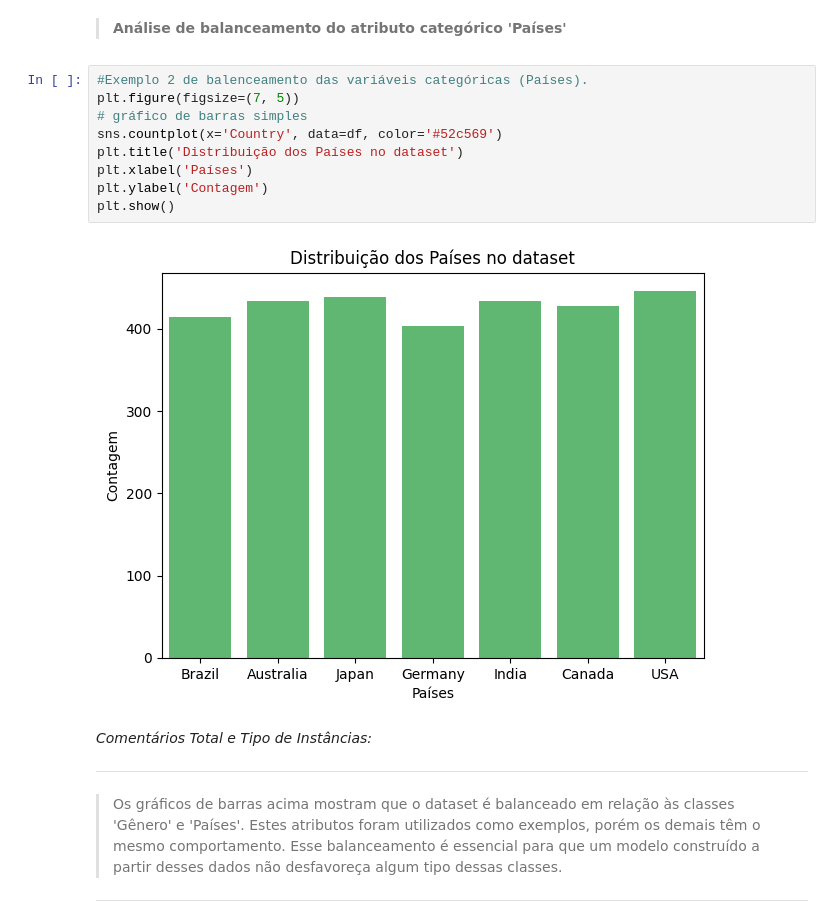
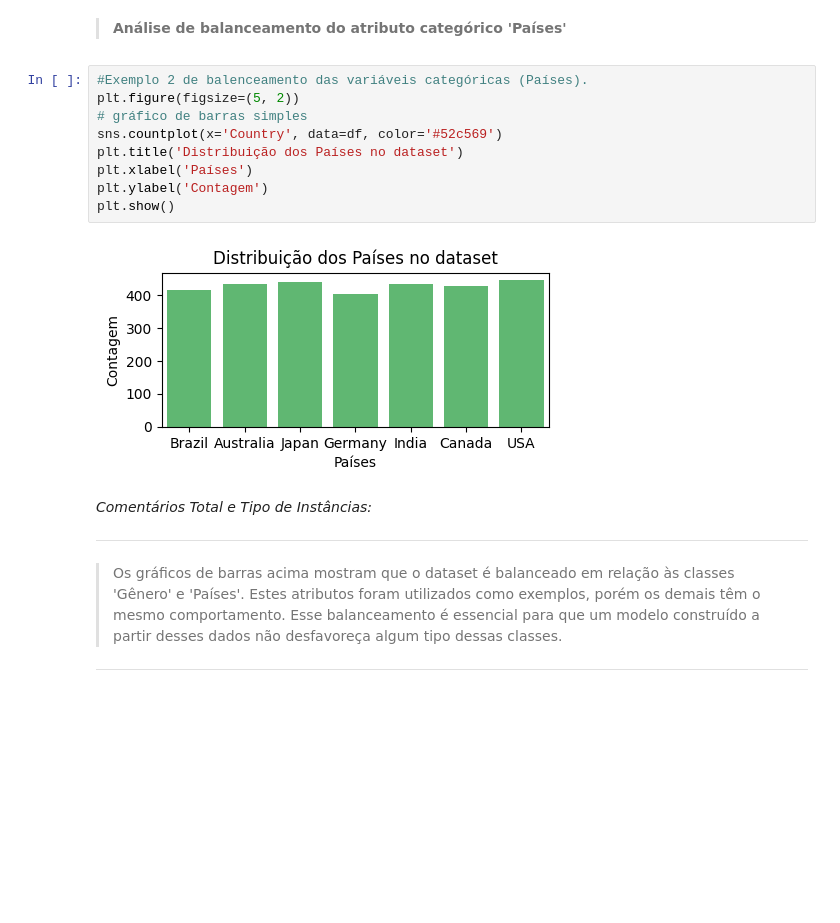
Before and after one commit to hugocfrias/MVP-Machine-Learning, a Jupyter notebook: MVP_Machine_Learning.ipynb, the cells around one changed output. Drawn from its saved outputs; the diff is of its cells as text; blank space fills up the shorter version.

```diff
--- a/MVP_Machine_Learning.ipynb
+++ b/MVP_Machine_Learning.ipynb
@@ -198,15 +198,15 @@ plt.show()
 >**Análise de balanceamento do atributo categórico 'Países'**
 # %%
 #Exemplo 2 de balenceamento das variáveis categóricas (Países).
-plt.figure(figsize=(7, 5))
+plt.figure(figsize=(5, 2))
 # gráfico de barras simples
 sns.countplot(x='Country', data=df, color='#52c569')
 plt.title('Distribuição dos Países no dataset')
 plt.xlabel('Países')
 plt.ylabel('Contagem')
 plt.show()
 # %% [output]
-[figure, old version]
+[figure, new version]
 # %% [markdown]
 *Comentários Total e Tipo de Instâncias:*
 
```
Also changed, not shown: parts of 3 cells of this notebook.
